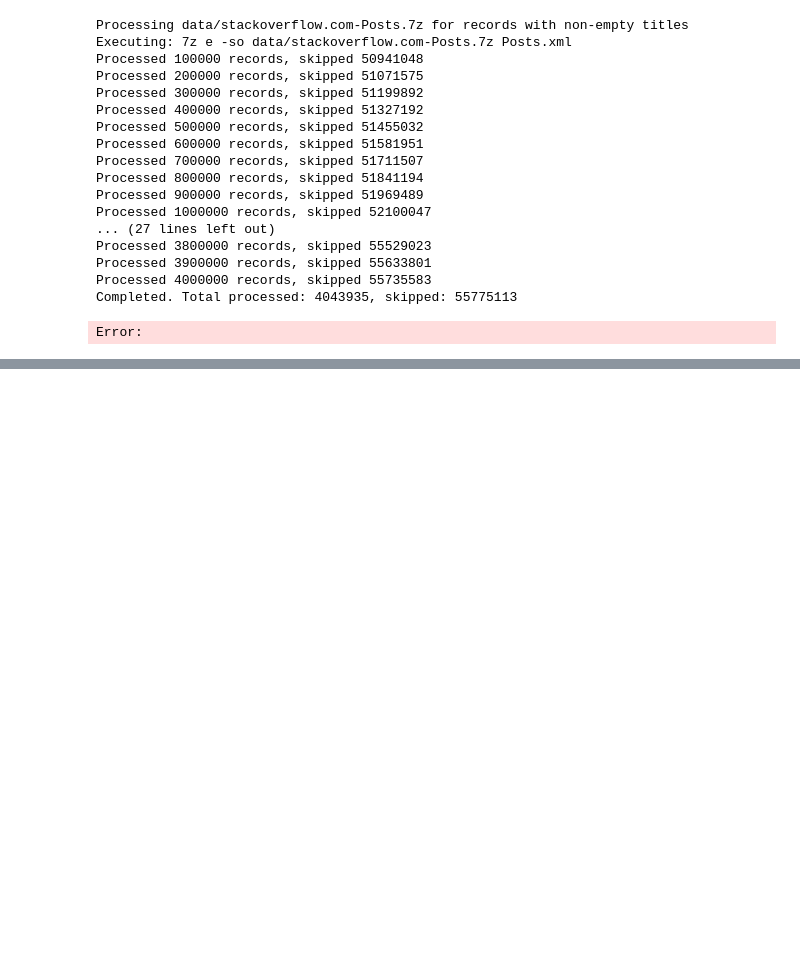
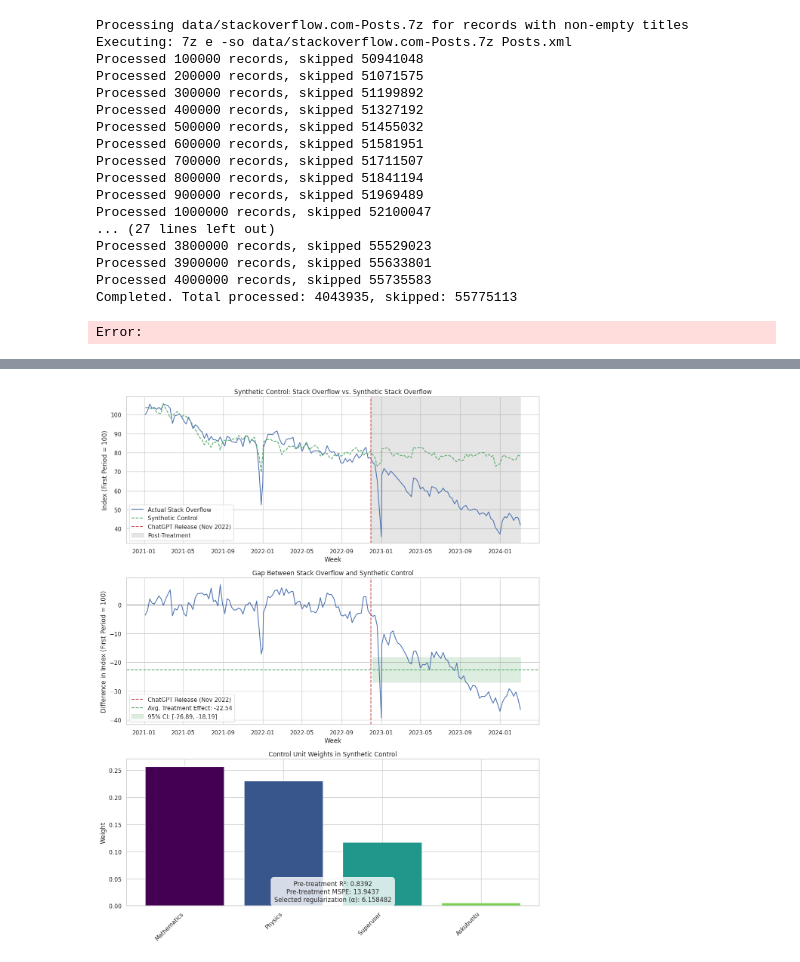
Before and after one commit to m9o8/bse_tm_final, a Jupyter notebook: st_test.ipynb, the cells around one changed output, grey strips where cells are left out. Cells and saved outputs as stored; diff of their text form; code cells hidden in the pictures; blank space fills up the shorter version.

```diff
--- a/st_test.ipynb
+++ b/st_test.ipynb
@@ -1290,0 +1408,27 @@ Error:
+# %%
+# Then prepare for synthetic control and run it:
+pivoted_data = prepare_data_for_synthetic_control(all_forums_weekly_transformed)
+outcome_var = "Stack Overflow"
+control_vars = ["Mathematics", "Physics", "Superuser", "Askubuntu"]
+# If using transformed metrics:
+log_outcome_var = "Stack Overflow_indexed_count"
+log_control_vars = [f"{forum}_indexed_count" for forum in control_vars]
+pre_treatment_mask = pivoted_data["week_start"] <= treatment_date
+post_treatment_mask = pivoted_data["week_start"] > treatment_date
+# %%
+# Then run synthetic control with transformed data:
+log_results = enhanced_synthetic_control(
+    "Stack Overflow_indexed_count",
+    log_control_vars,
+    pivoted_data,
+    treatment_date,
+    pre_treatment_mask,
+    post_treatment_mask,
+    outcome_transform=None,  # Already transformed
+)
+
+vis = visualize_synthetic_control(
+    pivoted_data, log_results, "Stack Overflow", transformation="index"
+)
+# %% [output]
+[figure, added]
```
Also changed, not shown: parts of 51 cells of this notebook, 6 other files.
